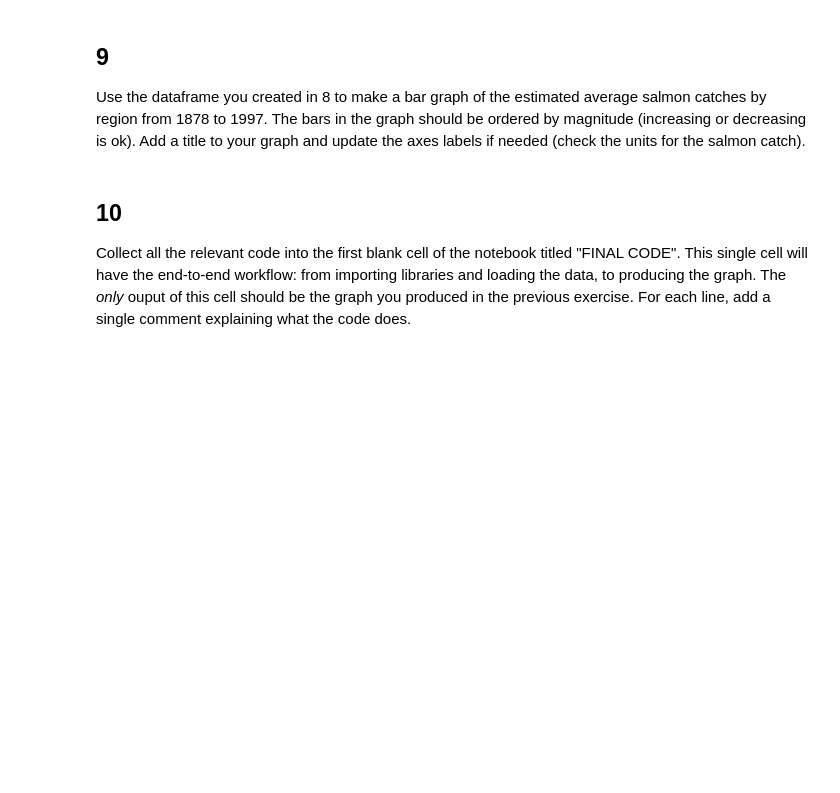
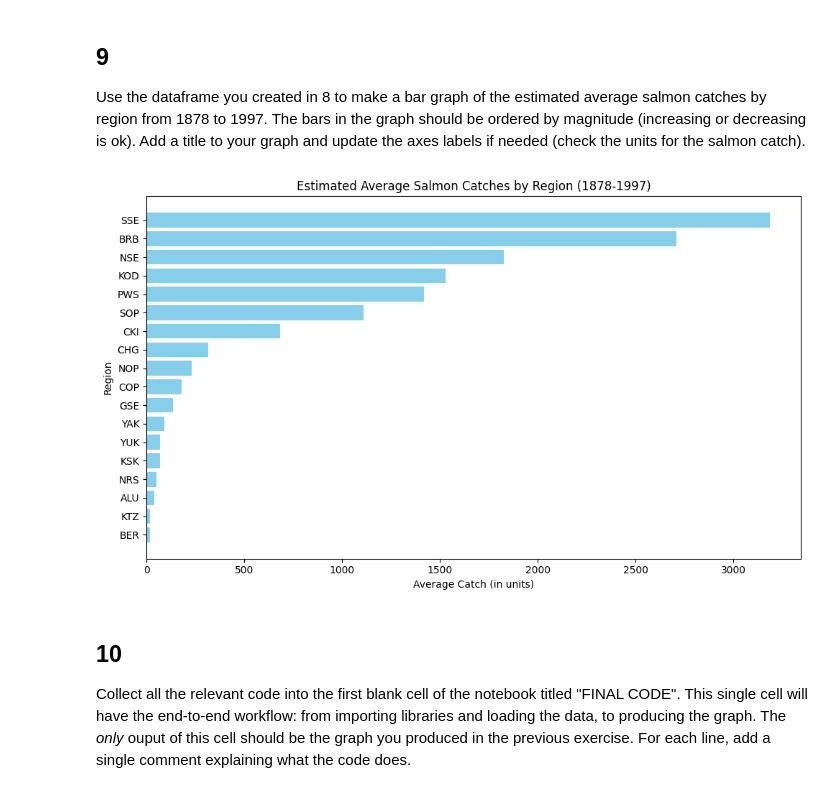
Before and after one commit to maxwellpatt/eds220-hwk-2, a Jupyter notebook: hwk2-task3-salmon.ipynb, the cells around one changed output. Drawn from its saved outputs; the diff is of its cells as text; code cells hidden in the pictures; blank space fills up the shorter version.

```diff
--- a/hwk2-task3-salmon.ipynb
+++ b/hwk2-task3-salmon.ipynb
@@ -150,5 +172,8 @@ In the next cell:
 2. Check the dtypes of the columns.
 # %%
 # update Catch column to be int64
-catch_original = catch_original.Catch.astype('int64')
+catch_original['Catch'] = catch_original['Catch'].astype('int64')
+
+# check types
+print(catch_data.dtypes)
 # %% [output]
@@ -161,3 +184,6 @@ Create a dataframe with the average catch per region. HINT: use `groupby()`. Sto
+# %%
+# create new df with average catch per region
+average_catch_per_region = catch_original.groupby('Region')['Catch'].mean().reset_index()
 # %% [markdown]
 ## 9
 
@@ -167,3 +191,24 @@ Use the dataframe you created in 8 to make a bar graph of the estimated average
+# %%
+# import library
+import matplotlib.pyplot as plt
+
+# sort the dataframe by the 'Catch' column
+average_catch_per_region = average_catch_per_region.sort_values(by='Catch', ascending=True)
+
+# plot  data
+plt.figure(figsize=(10, 6))
+plt.barh(average_catch_per_region['Region'], average_catch_per_region['Catch'], color='skyblue')
+
+# add labels
+plt.title('Estimated Average Salmon Catches by Region (1878-1997)')
+plt.xlabel('Average Catch (in units)')
+plt.ylabel('Region')
+
+# display
+plt.tight_layout()
+plt.show()
+# %% [output]
+[figure, added]
 # %% [markdown]
 ## 10
 
```
Also changed, not shown: parts of 5 cells of this notebook.
